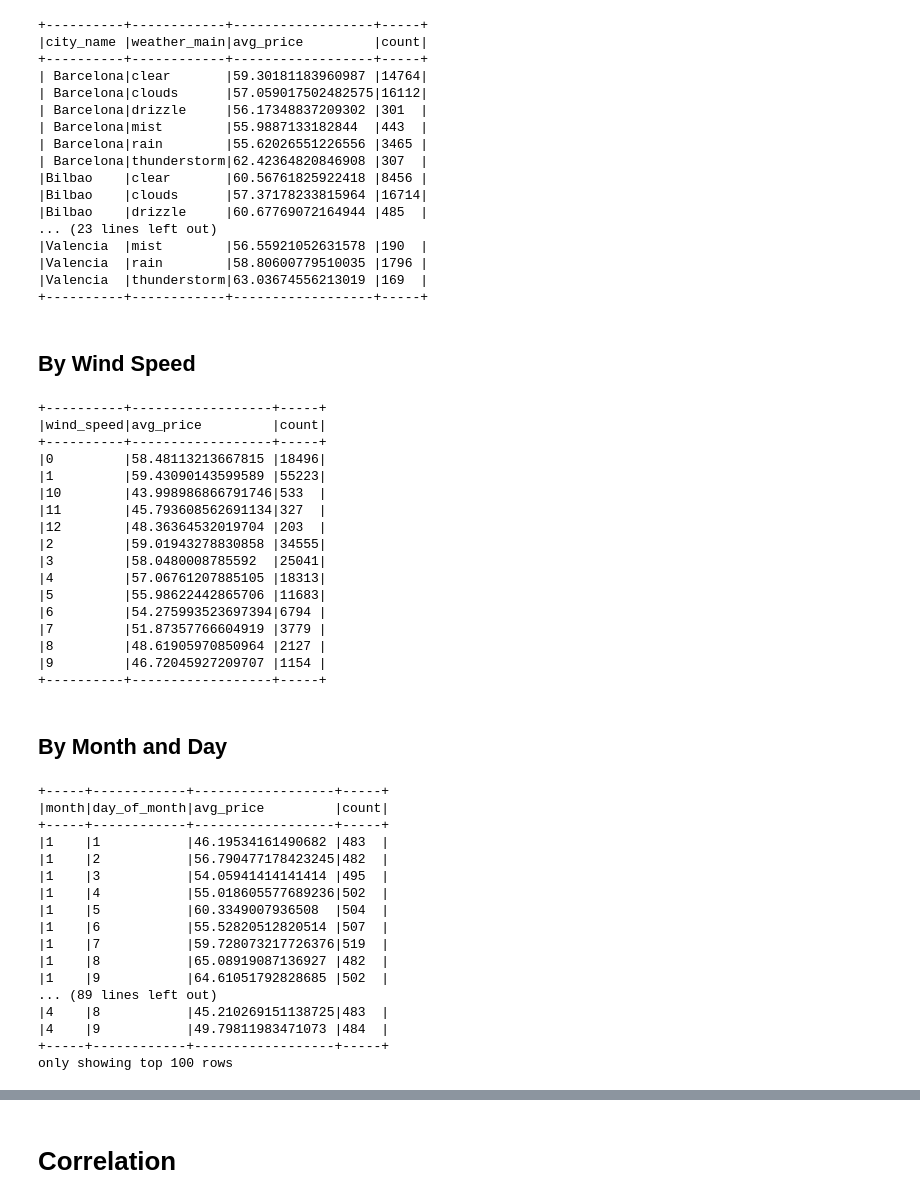
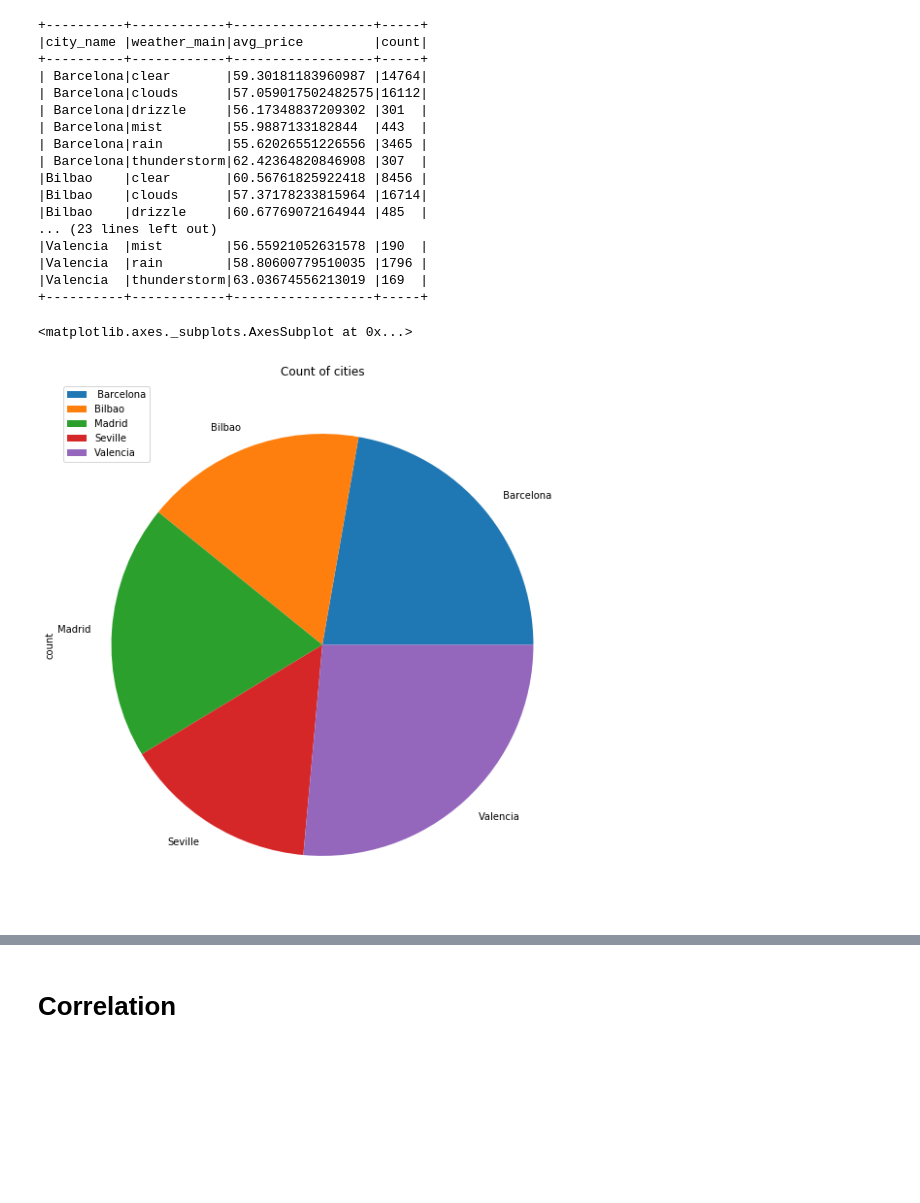
Before and after one commit to smgbx/Energy_Demand_Analysis, a Jupyter notebook: Spark/490 Project - Python DataFrames.ipynb, the cells around one changed output, grey strips where cells are left out. Drawn from its saved outputs; the diff is of its cells as text; code cells hidden in the pictures; blank space fills up the shorter version.

```diff
--- a/Spark/490 Project - Python DataFrames.ipynb
+++ b/Spark/490 Project - Python DataFrames.ipynb
@@ -66,11 +77,11 @@ DataFrame[time: string, generation_biomass: double, generation_fossil_brown_coal
 # %%
-joined_df.groupBy("city_name", "weather_main")\
+test_agg = joined_df.groupBy("city_name", "weather_main")\
     .agg({"time" : "count", "price_actual" : "avg"})\
     .withColumnRenamed('count(time)', 'count')\
     .withColumnRenamed('avg(price_actual)', 'avg_price')\
     .filter("count > 100")\
-    .orderBy("city_name", "weather_main")\
-    .show(100, False)
+    .orderBy("city_name", "weather_main")
+test_agg.show(100, False)
 # %% [output]
 +----------+------------+------------------+-----+
 |city_name |weather_main|avg_price         |count|
@@ -89,61 +100,10 @@ joined_df.groupBy("city_name", "weather_main")\
 |Valencia  |rain        |58.80600779510035 |1796 |
 |Valencia  |thunderstorm|63.03674556213019 |169  |
 +----------+------------+------------------+-----+
-# %% [markdown]
-## By Wind Speed
-# %%
-joined_df.groupBy("wind_speed")\
-    .agg({"time" : "count", "price_actual" : "avg"})\
-    .withColumnRenamed('count(time)', 'count')\
-    .withColumnRenamed('avg(price_actual)', 'avg_price')\
-    .filter("count > 100")\
-    .sort("wind_speed")\
-    .show(100, False)
-# %% [output]
-+----------+------------------+-----+
-|wind_speed|avg_price         |count|
-+----------+------------------+-----+
-|0         |58.48113213667815 |18496|
-|1         |59.43090143599589 |55223|
-|10        |43.998986866791746|533  |
-|11        |45.793608562691134|327  |
-|12        |48.36364532019704 |203  |
-|2         |59.01943278830858 |34555|
-|3         |58.0480008785592  |25041|
-|4         |57.06761207885105 |18313|
-|5         |55.98622442865706 |11683|
-|6         |54.275993523697394|6794 |
-|7         |51.87357766604919 |3779 |
-|8         |48.61905970850964 |2127 |
-|9         |46.72045927209707 |1154 |
-+----------+------------------+-----+
-# %% [markdown]
-## By Month and Day
-# %%
-joined_df.groupBy(f.month('time'), f.dayofmonth('time'))\
-    .agg({"time" : "count", "price_actual" : "avg"})\
-    .withColumnRenamed('dayofmonth(time)', 'day_of_month')\
-    .withColumnRenamed('month(time)', 'month')\
-    .withColumnRenamed('count(time)', 'count')\
-    .withColumnRenamed('avg(price_actual)', 'avg_price')\
-    .orderBy('month', 'day_of_month')\
-    .filter("count > 100")\
-    .show(100, False)
-# %% [output]
-+-----+------------+------------------+-----+
-|month|day_of_month|avg_price         |count|
-+-----+------------+------------------+-----+
-|1    |1           |46.19534161490682 |483  |
-|1    |2           |56.790477178423245|482  |
-|1    |3           |54.05941414141414 |495  |
-|1    |4           |55.018605577689236|502  |
-|1    |5           |60.3349007936508  |504  |
-|1    |6           |55.52820512820514 |507  |
-|1    |7           |59.728073217726376|519  |
-|1    |8           |65.08919087136927 |482  |
-|1    |9           |64.61051792828685 |502  |
-... (89 lines left out)
-|4    |8           |45.210269151138725|483  |
-|4    |9           |49.79811983471073 |484  |
-+-----+------------+------------------+-----+
-only showing top 100 rows
+# %%
+graph_df = test_agg.select('*').toPandas()
+plt.rcParams["figure.figsize"] = 18,10
+graph_df.groupby(['city_name']).mean().plot(kind='pie',y='count', title='Count of cities')
+# %% [output]
+<matplotlib.axes._subplots.AxesSubplot at 0x...>
+[figure, added]
```
Also changed, not shown: parts of 43 cells of this notebook, 1 other file.
